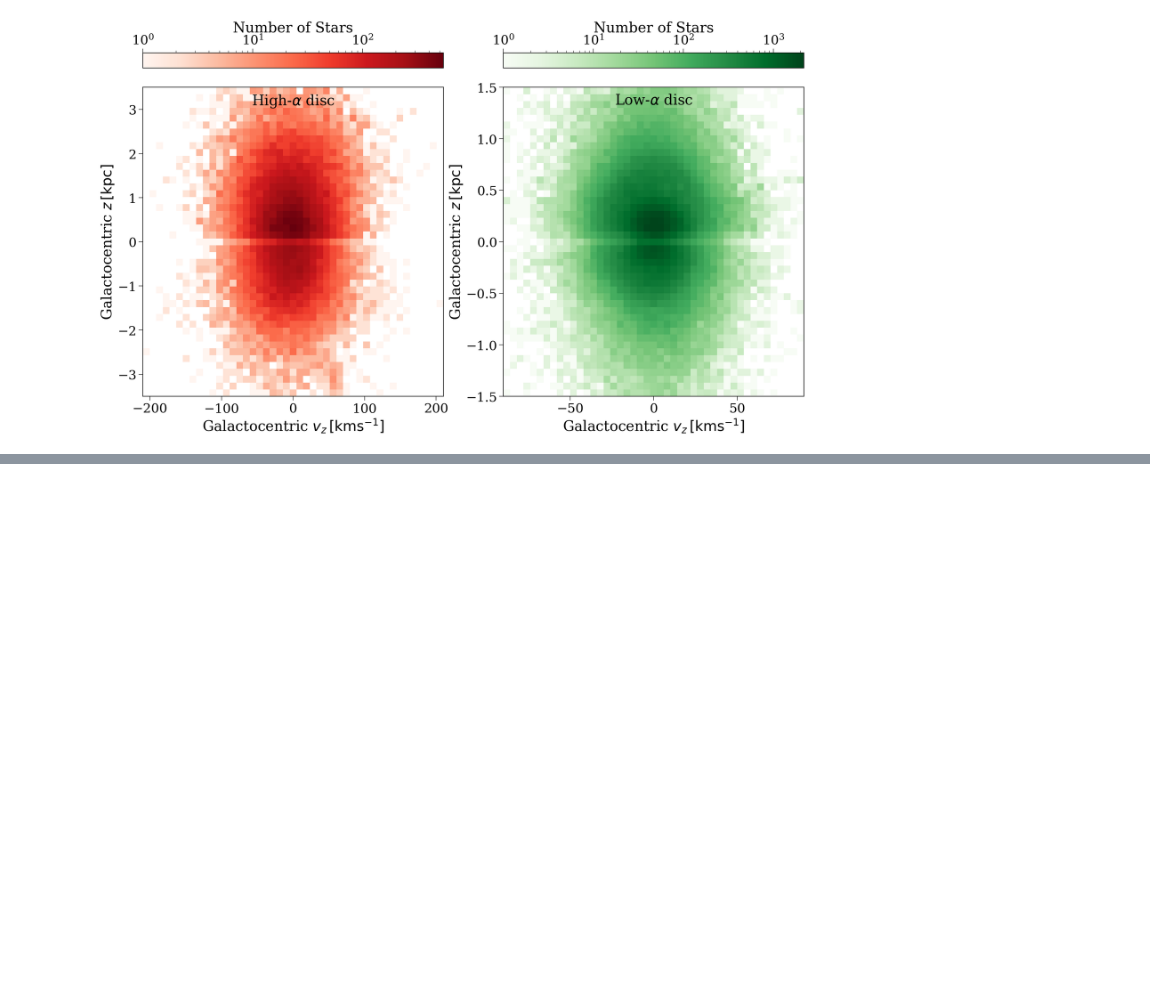
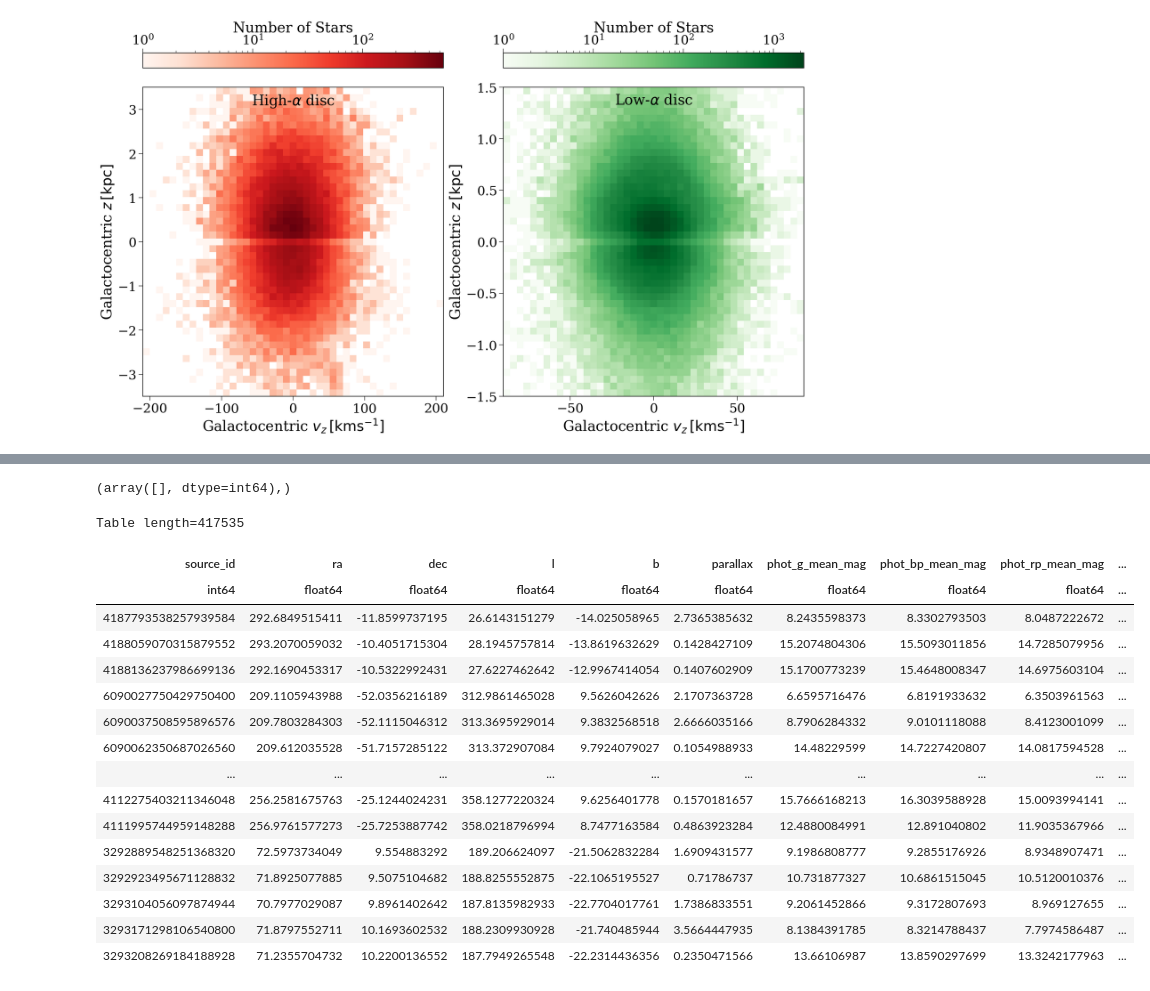
Before and after one commit to TomWagg/microlensing-kicks, a Jupyter notebook: notebooks/apogee_gaia.ipynb, the cells around one changed output, grey strips where cells are left out. Saved outputs shown, nothing was run; the diff lists cells and outputs as text; code cells hidden in the pictures; blank space fills up the shorter version.

Commit message:
start working with Zari data

```diff
--- a/notebooks/apogee_gaia.ipynb
+++ b/notebooks/apogee_gaia.ipynb
@@ -174,0 +201,24 @@ plt.show()
+# %%
+np.where(gaia["designation"].data == b'Gaia EDR3 5350363910256783744')
+# %% [output]
+(array([], dtype=int64),)
+# %%
+Table.read("../src/data/filtered_sample.fits", hdu=1)
+# %% [output]
+Table length=417535
+| source_id | ra | dec | l | b | parallax | phot_g_mean_mag | phot_bp_mean_mag | phot_rp_mean_mag | ... |
+| int64 | float64 | float64 | float64 | float64 | float64 | float64 | float64 | float64 | ... |
+| 4187793538257939584 | 292.6849515411 | -11.8599737195 | 26.6143151279 | -14.025058965 | 2.7365385632 | 8.2435598373 | 8.3302793503 | 8.0487222672 | ... |
+| 4188059070315879552 | 293.2070059032 | -10.4051715304 | 28.1945757814 | -13.8619632629 | 0.1428427109 | 15.2074804306 | 15.5093011856 | 14.7285079956 | ... |
+| 4188136237986699136 | 292.1690453317 | -10.5322992431 | 27.6227462642 | -12.9967414054 | 0.1407602909 | 15.1700773239 | 15.4648008347 | 14.6975603104 | ... |
+| 6090027750429750400 | 209.1105943988 | -52.0356216189 | 312.9861465028 | 9.5626042626 | 2.1707363728 | 6.6595716476 | 6.8191933632 | 6.3503961563 | ... |
+| 6090037508595896576 | 209.7803284303 | -52.1115046312 | 313.3695929014 | 9.3832568518 | 2.6666035166 | 8.7906284332 | 9.0101118088 | 8.4123001099 | ... |
+| 6090062350687026560 | 209.612035528 | -51.7157285122 | 313.372907084 | 9.7924079027 | 0.1054988933 | 14.48229599 | 14.7227420807 | 14.0817594528 | ... |
+| ... | ... | ... | ... | ... | ... | ... | ... | ... | ... |
+| 4112275403211346048 | 256.2581675763 | -25.1244024231 | 358.1277220324 | 9.6256401778 | 0.1570181657 | 15.7666168213 | 16.3039588928 | 15.0093994141 | ... |
+| 4111995744959148288 | 256.9761577273 | -25.7253887742 | 358.0218796994 | 8.7477163584 | 0.4863923284 | 12.4880084991 | 12.891040802 | 11.9035367966 | ... |
+| 3292889548251368320 | 72.5973734049 | 9.554883292 | 189.206624097 | -21.5062832284 | 1.6909431577 | 9.1986808777 | 9.2855176926 | 8.9348907471 | ... |
+| 3292923495671128832 | 71.8925077885 | 9.5075104682 | 188.8255552875 | -22.1065195527 | 0.71786737 | 10.731877327 | 10.6861515045 | 10.5120010376 | ... |
+| 3293104056097874944 | 70.7977029087 | 9.8961402642 | 187.8135982933 | -22.7704017761 | 1.7386833551 | 9.2061452866 | 9.3172807693 | 8.969127655 | ... |
+| 3293171298106540800 | 71.8797552711 | 10.1693602532 | 188.2309930928 | -21.740485944 | 3.5664447935 | 8.1384391785 | 8.3214788437 | 7.7974586487 | ... |
+| 3293208269184188928 | 71.2355704732 | 10.2200136552 | 187.7949265548 | -22.2314436356 | 0.2350471566 | 13.66106987 | 13.8590297699 | 13.3242177963 | ... |
```
Also changed, not shown: parts of 3 cells of this notebook, 1 other file.
